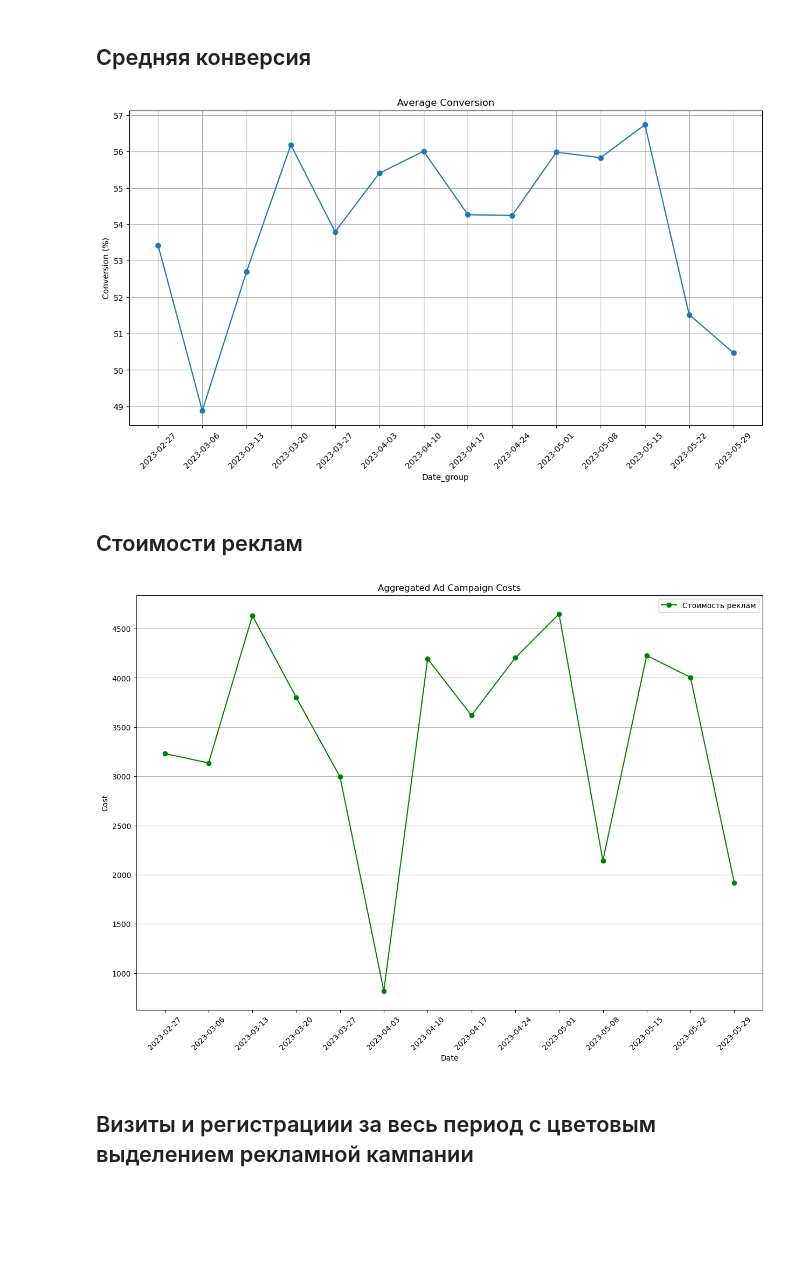
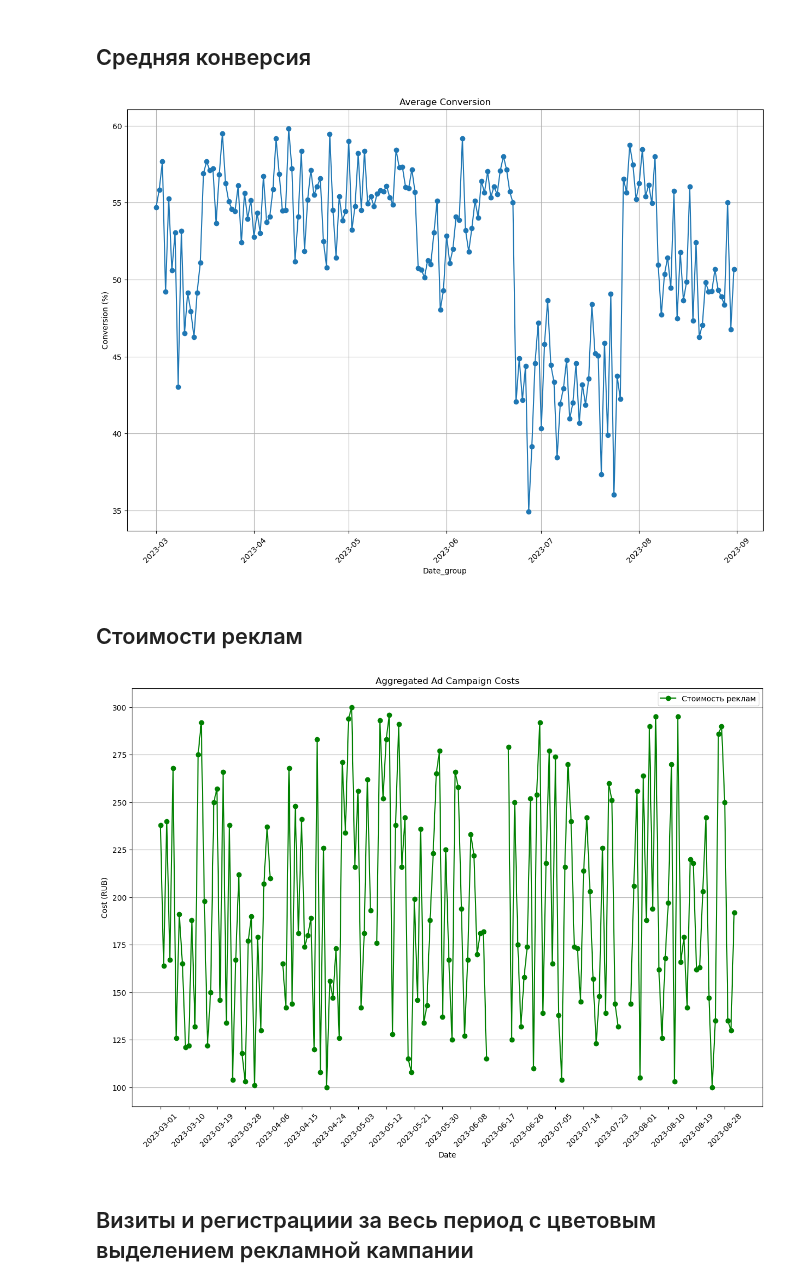
Before and after one commit to mrvdanilov/python-for-data-analysts-project-100, a Jupyter notebook: charts_project.ipynb, the cells around one changed output. Saved outputs shown, nothing was run; the diff lists cells and outputs as text; code cells hidden in the pictures; blank space fills up the shorter version.

```diff
--- a/charts_project.ipynb
+++ b/charts_project.ipynb
@@ -34,11 +27,11 @@ API_URL = os.getenv('API_URL')
 # %% [markdown]
 ### Запрос на данные по посещениям от даты 2023-03-01 до даты 2023-09-01:
 # %%
-visit_json = requests.get(f'{API_URL}/visits', params={'begin': DATE_BEGIN, 'end': DATE_END})
+visit_json = requests.get(f"{API_URL}/visits?begin={DATE_BEGIN}&end={DATE_END}")
 #visit_json=requests.get("https://data-charts-api.hexlet.app/visits?begin=2022-03-01&end=2023-09-01") #запрос по API по URL
 data_vis=visit_json.json() #перевод в JSON
 df_visits=pd.DataFrame(data_vis) #перевод JSON в DataFrame
-#df_visits.head(2000000)
+df_visits.head(2000000)
 # %% [output]
 |  | datetime | platform | user_agent | visit_id |
 | 0 | Wed, 01 Mar 2023 10:36:22 GMT | web | Mozilla/5.0 (Windows NT 10.0; Win... | 1de9ea66-70d3-4a1f-8735-df5ef7697fb9 |
@@ -56,11 +49,11 @@ df_visits=pd.DataFrame(data_vis) #перевод JSON в DataFrame
 # %% [markdown]
 ### Запрос на данные по регистрациям от даты 2023-03-01 до даты 2023-09-01:
 # %%
-registration_json = requests.get(f'{API_URL}/registrations', params={'begin': DATE_BEGIN, 'end': DATE_END})
+registration_json = requests.get(f"{API_URL}/registrations?begin={DATE_BEGIN}&end={DATE_END}")
 #registration_json=requests.get("https://data-charts-api.hexlet.app/registrations?begin=2022-03-01&end=2023-09-01")
 data_reg=registration_json.json()
 df_registrations=pd.DataFrame(data_reg)
-#df_registrations.head(200000)
+df_registrations.head()
 # %% [output]
 |  | datetime | email | platform | registration_type | user_id |
 | 0 | Wed, 01 Mar 2023 07:40:13 GMT | ebyrd@example.org | web | google | 2e0f6bb8-b029-4f45-a786-2b53990d37f1 |
@@ -122,6 +150,6 @@ def conversion(vis_regs):
     vis_regs['conversion'] = (vis_regs['registrations'] / vis_regs['visits'] * 100).round(2)
     return vis_regs
 vis_reg_conversion = conversion(vis_regs)
-#vis_reg_conversion = vis_reg_conversion.sort_values(by='date_group', ascending=True)
+vis_reg_conversion = vis_reg_conversion.sort_values(by='date_group', ascending=True)
 vis_reg_conversion.to_json('conversion.json')
-#vis_reg_conversion.head(1000)
+vis_reg_conversion.head(1000)
@@ -333,16 +377,16 @@ plt.show()
 # %% [markdown]
 ## Средняя конверсия
 # %%
-def avg_conversion(df):
-    avg_conv_chart = df.groupby('date_week')['conversion'].mean().plot(figsize=(14,7), style='o-', grid=True)
+def avg_conversion(vis_reg_conversion):
+    avg_conv_chart = vis_reg_conversion.groupby('date_group')['conversion'].mean().plot(figsize=(15,10), style='o-', grid=True)
     plt.title('Average Conversion')
     plt.xlabel('Date_group')
     plt.ylabel('Conversion (%)')
-    plt.xticks(df['date_week'].unique(), rotation=45)
-    plt.savefig(f"./charts/Avg_conversion.png")
+    plt.xticks(rotation=45)
+    plt.savefig('./charts/Avg_conversion.png')
 
-avg_conversion(conv_week_platform)
+avg_conversion(vis_reg_conversion)
 # %% [output]
-[figure, old version]
+[figure, new version]
 # %% [markdown]
 ## Стоимости реклам
@@ -356,9 +393,10 @@ conv_week['conversion'] = (conv_week['registrations'] / conv_week['visits']) * 1
 # %%
-def adscosts(df):
-    adcosts = df.groupby('date_week')['cost'].mean().reset_index()
+# график стоимости реклам с правильным выводом для команды poetry run main  переименовать
+def adscosts(conv_ads):
+    adcosts = conv_ads.groupby('date_group')['cost'].mean().reset_index()
     fig, ax = plt.subplots()
     fig.set_size_inches(15,10)
-    x = adcosts['date_week']
+    x = adcosts['date_group']
     y = adcosts['cost']
     ax.plot(x, y,
             marker="o",
@@ -375,14 +413,14 @@ def adscosts(df):
                      ha='center')'''
     ax.legend()
     ax.set_xlabel('Date')
-    ax.set_ylabel('Cost')
+    ax.set_ylabel('Cost (RUB)')
     ax.grid(axis='y')
     plt.title('Aggregated Ad Campaign Costs')
-    plt.xticks(adcosts['date_week'], rotation=45)
-    plt.savefig(f"./charts/Adcosts.png")
-adscosts(conv_week)
+    plt.xticks(adcosts['date_group'][::9], rotation=45)
+    plt.savefig('./charts/Adcosts_chart.png')
+adscosts(conv_ads)
 # %% [output]
-[figure, old version]
+[figure, new version]
 # %% [markdown]
 ## Визиты и регистрациии за весь период с цветовым выделением рекламной кампании
 # %%
```
Also changed, not shown: parts of 32 cells of this notebook, 16 other files.
